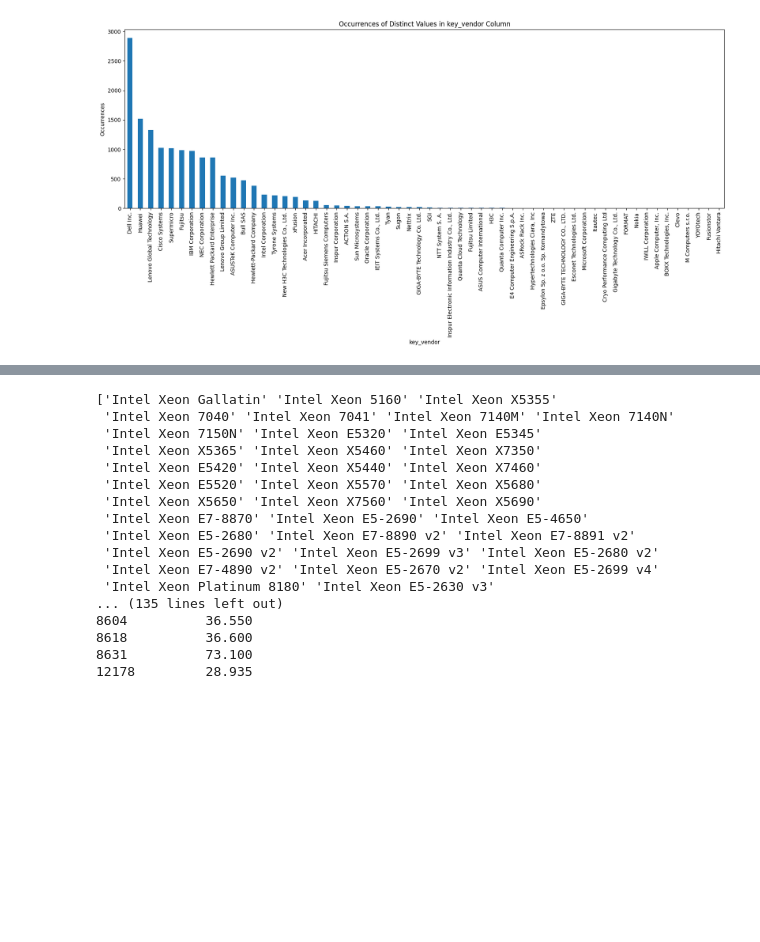
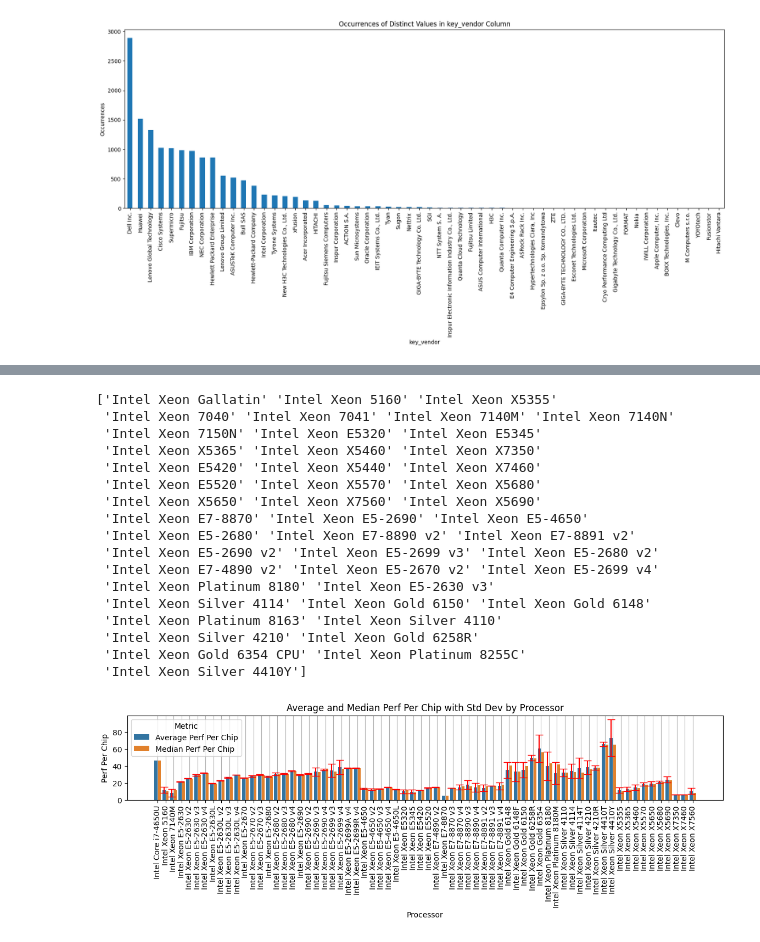
Before and after one commit to hpides/server-buy-advisor, a Jupyter notebook: notebooks/spec.ipynb, the cells around one changed output, grey strips where cells are left out. Drawn from its saved outputs; the diff is of its cells as text; code cells hidden in the pictures; blank space fills up the shorter version.

Commit message:
Add specint median performance to tpc_xeon.csv

```diff
--- a/notebooks/spec.ipynb
+++ b/notebooks/spec.ipynb
@@ -133,12 +130,31 @@ df_selection["model"] = df_selection["model"].str.strip()
 df_selection = df_selection[df_selection["model"] != "Intel Xeon"]
 model_selection = df_selection["model"].unique()
 columns = ["Benchmark", key_processor,"# Cores Per Chip", "Processor MHz", "perf_per_chip"]
-print(model_selection)
-pattern = '|'.join(model_selection)
+# print(model_selection)
 # df_filtered = df[(df[key_processor].str.contains(pattern, case=False)) | (df[key_processor] == "Intel Xeon")]
 # Removed Xeon Processor
 # TODO Questions
 # - What Xeon CPU was used?
+
+# Search patterns manually relaxed (e.g., removed last latter )
+model_selection = ['Gallatin', '5160', 'X5355',
+ '7040', '7041', '7140', '7140',
+ '7150', 'E5320', 'E5345',
+ 'X5365', 'X5460', 'X7350',
+ 'E5420', 'X5440', 'X7460',
+ 'E5520', 'X5570', 'X5680',
+ 'X5650', 'X7560', 'X5690',
+ '8870', '2690', '4650',
+ '2680', '8890', '8891',
+ '2690', '2699', '2680',
+ '4890', '2670', '2699',
+ '8180', '2630',
+ '4114', '6150', '6148',
+ '8163', '4110',
+ '4210', '6258',
+ '6354', '8255',
+ '4410']
+pattern = '|'.join(model_selection)
 df_filtered = df[(df[key_processor].str.contains(pattern, case=False))]
 # Notes
 # - "Gallatin" does not exist in spec data set
@@ -155,8 +171,36 @@ df_filtered = df[(df[key_processor].str.contains(pattern, case=False))]
  'Intel Xeon E5-2690 v2' 'Intel Xeon E5-2699 v3' 'Intel Xeon E5-2680 v2'
  'Intel Xeon E7-4890 v2' 'Intel Xeon E5-2670 v2' 'Intel Xeon E5-2699 v4'
  'Intel Xeon Platinum 8180' 'Intel Xeon E5-2630 v3'
-... (135 lines left out)
-8604          36.550
-8618          36.600
-8631          73.100
-12178         28.935
+ 'Intel Xeon Silver 4114' 'Intel Xeon Gold 6150' 'Intel Xeon Gold 6148'
+ 'Intel Xeon Platinum 8163' 'Intel Xeon Silver 4110'
+ 'Intel Xeon Silver 4210' 'Intel Xeon Gold 6258R'
+ 'Intel Xeon Gold 6354 CPU' 'Intel Xeon Platinum 8255C'
+ 'Intel Xeon Silver 4410Y']
+# %%
+# Group by key_processor and aggregate the metric "perf_per_chip"
+grouped = df_filtered.groupby(key_processor)['perf_per_chip'].agg(['mean', 'std', 'median']).reset_index()
+
+# Renaming columns for better understanding
+grouped.columns = ['Processor', 'Average Perf Per Chip', 'Std Dev Perf Per Chip', 'Median Perf Per Chip']
+
+# Melting the DataFrame for easier plotting
+grouped_melted = grouped.melt(id_vars=['Processor', 'Std Dev Perf Per Chip'],
+                              value_vars=['Average Perf Per Chip', 'Median Perf Per Chip'],
+                              var_name='Metric', value_name='Perf Per Chip')
+
+# Plotting using seaborn
+plt.figure(figsize=(14, 2))
+bar_plot = sns.barplot(x='Processor', y='Perf Per Chip', hue='Metric', data=grouped_melted, errorbar=None)
+for i in range(len(grouped)):
+    bar_plot.errorbar(x=i-0.2, y=grouped.iloc[i]['Average Perf Per Chip'],
+                      yerr=grouped.iloc[i]['Std Dev Perf Per Chip'], fmt='none', c='red', capsize=5)
+
+plt.xlabel('Processor')
+plt.ylabel('Perf Per Chip')
+plt.title('Average and Median Perf Per Chip with Std Dev by Processor')
+plt.xticks(rotation=90)
+plt.legend(title='Metric')
+plt.grid(axis='x')  # Add this line to enable x-axis grid lines
+plt.show()
+# %% [output]
+[figure, added]
```
Also changed, not shown: parts of 3 cells of this notebook, 1 other file.
